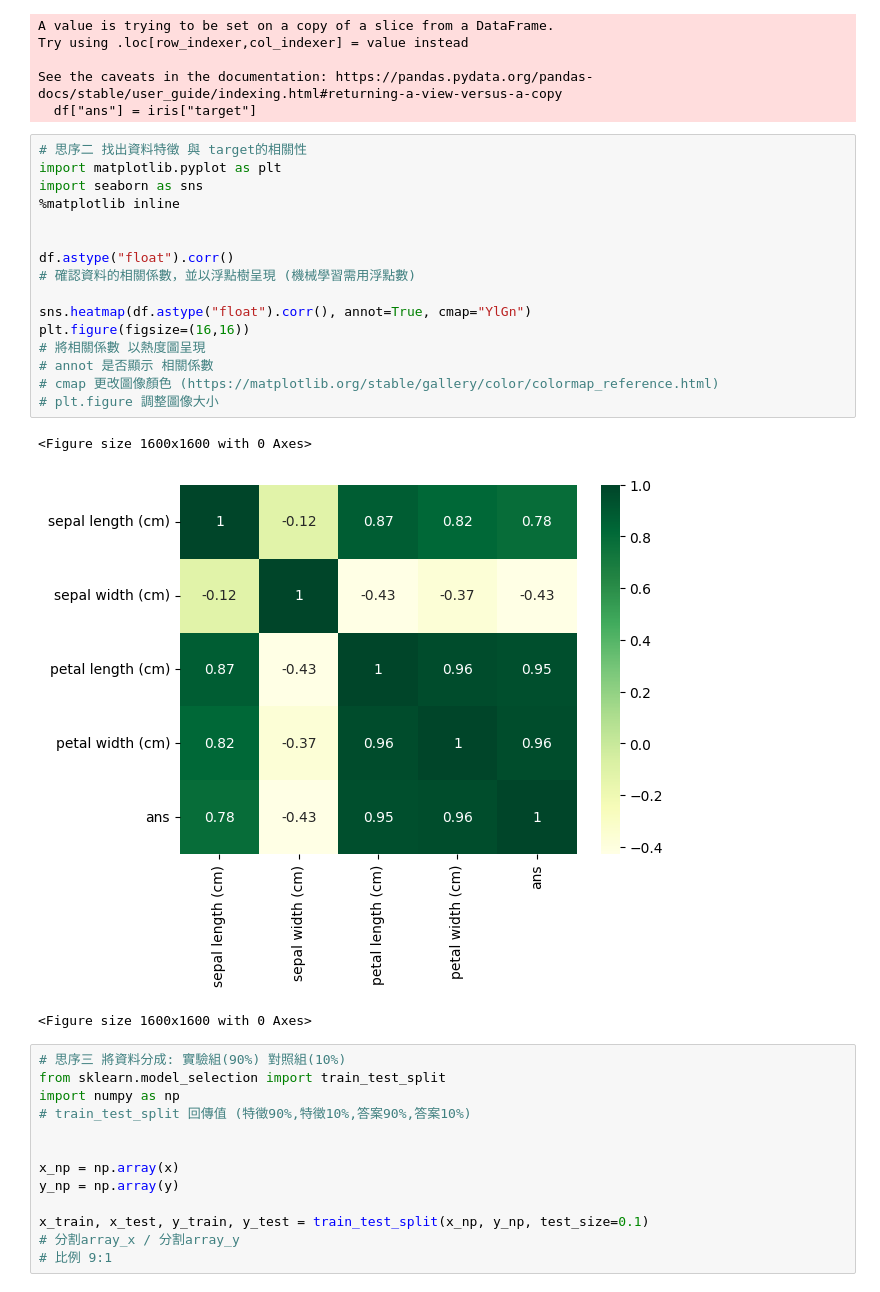
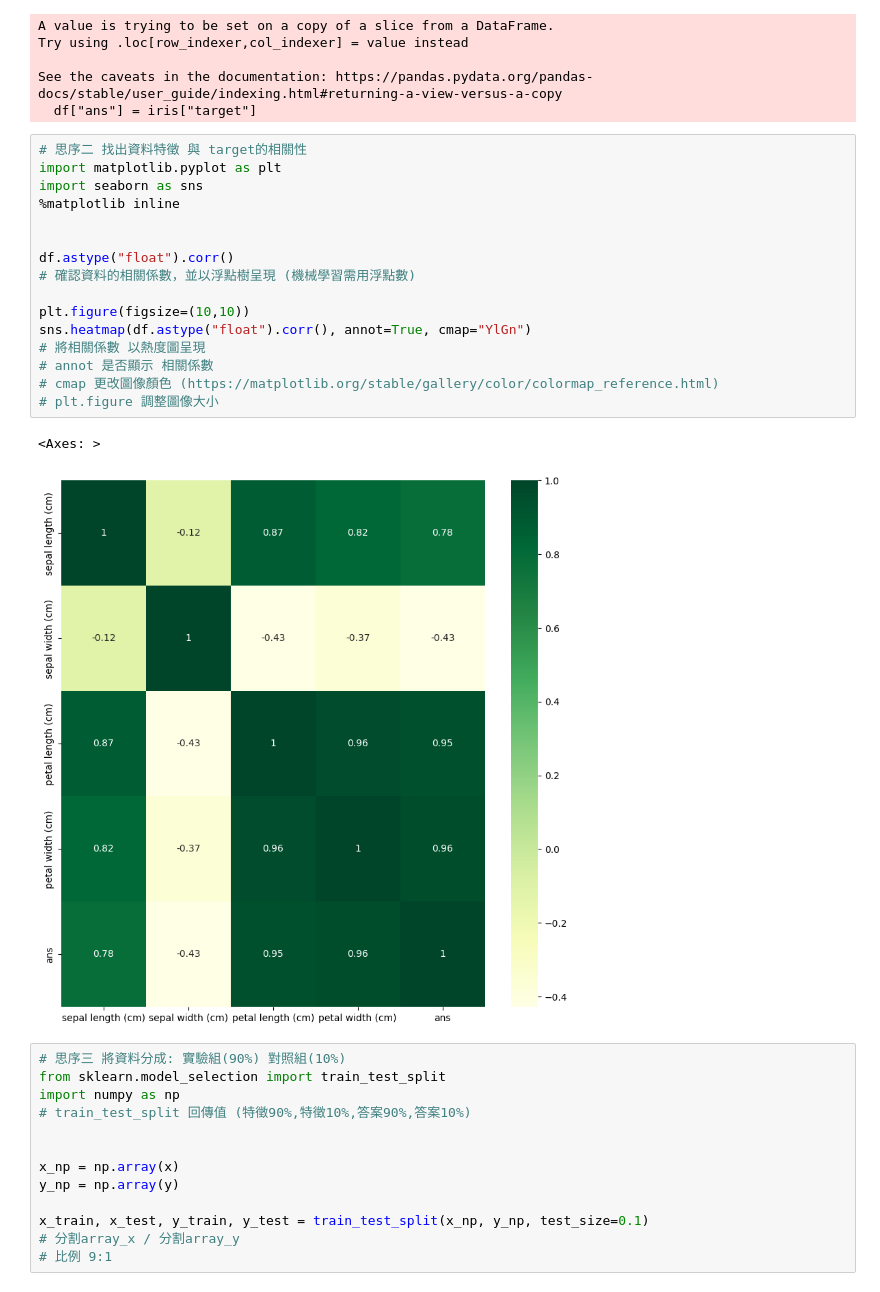
Before and after one commit to h0806449f/Learn, a Jupyter notebook: Machine_Learn/Tibame_ml_2(self.ipynb, the cells around one changed output. Saved outputs shown, nothing was run; the diff lists cells and outputs as text.

```diff
--- a/Machine_Learn/Tibame_ml_2(self.ipynb
+++ b/Machine_Learn/Tibame_ml_2(self.ipynb
@@ -34,23 +34,22 @@ See the caveats in the documentation: https://pandas.pydata.org/pandas-docs/stab
 # %%
 # 思序二 找出資料特徵 與 target的相關性
 import matplotlib.pyplot as plt
 import seaborn as sns
 %matplotlib inline
 
 
 df.astype("float").corr()
 # 確認資料的相關係數，並以浮點樹呈現 (機械學習需用浮點數)
 
+plt.figure(figsize=(10,10))
 sns.heatmap(df.astype("float").corr(), annot=True, cmap="YlGn")
-plt.figure(figsize=(16,16))
 # 將相關係數 以熱度圖呈現
 # annot 是否顯示 相關係數
 # cmap 更改圖像顏色 (https://matplotlib.org/stable/gallery/color/colormap_reference.html)
 # plt.figure 調整圖像大小
 # %% [output]
-<Figure size 1600x1600 with 0 Axes>
+<Axes: >
-[figure, old version]
+[figure, new version]
-<Figure size 1600x1600 with 0 Axes>
 # %%
 # 思序三 將資料分成: 實驗組(90%) 對照組(10%)
 from sklearn.model_selection import train_test_split
```
Also changed, not shown: parts of 2 cells of this notebook, 3 other files.
